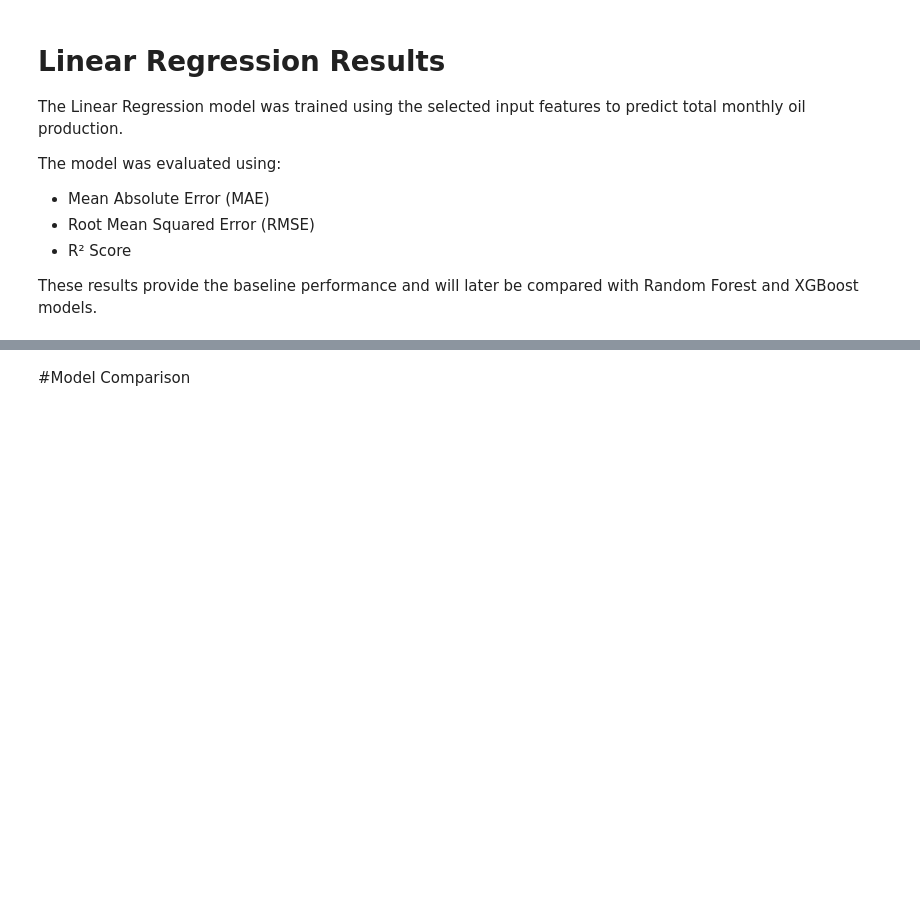
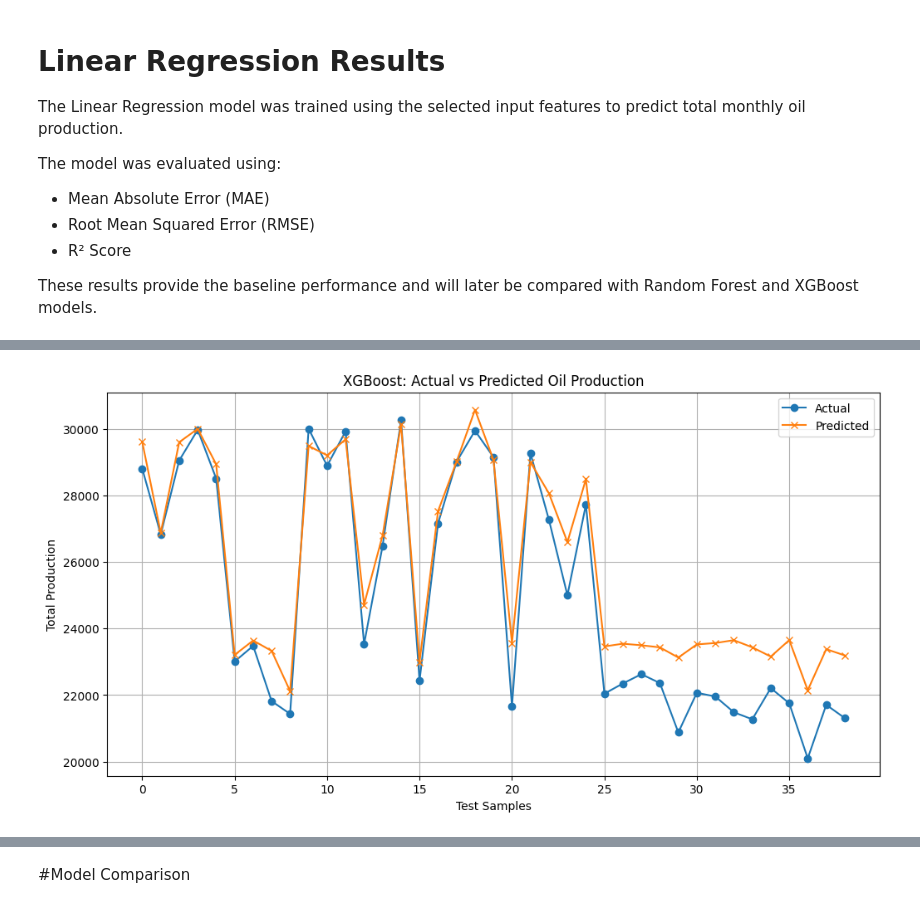
Before and after one commit to jeananalaufy/Oil_Gas_Prediction, a Jupyter notebook: Oman_Oil_Forecasting.ipynb, the cells around one changed output, grey strips where cells are left out. Saved outputs shown, nothing was run; the diff lists cells and outputs as text; code cells hidden in the pictures; blank space fills up the shorter version.

```diff
--- a/Oman_Oil_Forecasting.ipynb
+++ b/Oman_Oil_Forecasting.ipynb
@@ -431,0 +600,9 @@ These results provide the baseline performance and will later be compared with R
+# %%
+xgb_model = XGBRegressor(
+    n_estimators=100,
+    learning_rate=0.1,
+    max_depth=4,
+    random_state=42
+)
+# %%
+xgb_model.fit(X_train, y_train)
@@ -431,0 +621,2 @@ These results provide the baseline performance and will later be compared with R
+# %%
+xgb_predictions = xgb_model.predict(X_test)
@@ -431,0 +676,28 @@ These results provide the baseline performance and will later be compared with R
+# %%
+plt.figure(figsize=(12,6))
+
+plt.plot(
+    y_test.values,
+    label="Actual",
+    marker="o"
+)
+
+plt.plot(
+    xgb_predictions,
+    label="Predicted",
+    marker="x"
+)
+
+plt.title("XGBoost: Actual vs Predicted Oil Production")
+
+plt.xlabel("Test Samples")
+
+plt.ylabel("Total Production")
+
+plt.legend()
+
+plt.grid(True)
+
+plt.show()
+# %% [output]
+[figure, added]
```
Also changed, not shown: parts of 37 cells of this notebook.
